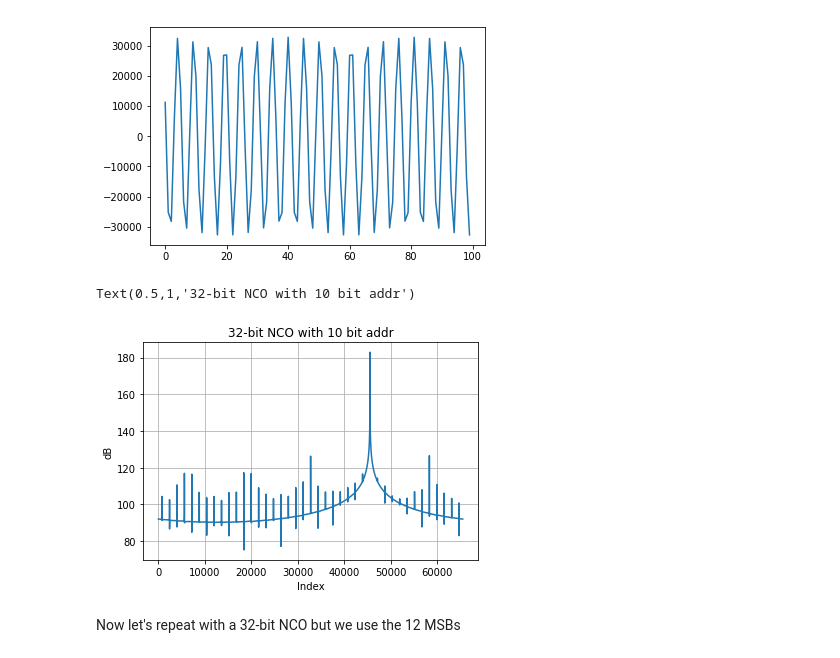
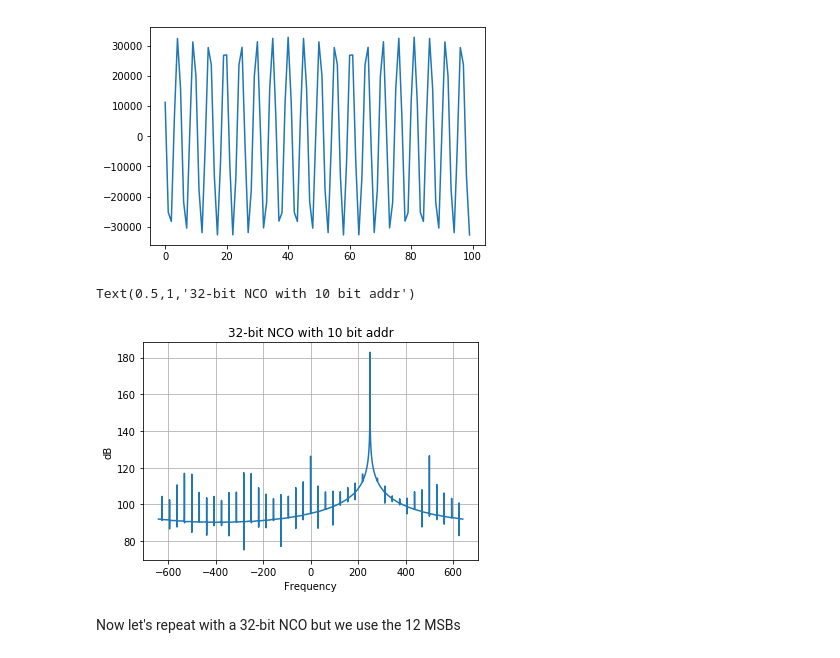
Before and after one commit to zstechly/various_notebooks, a Jupyter notebook: cos_lut_generation.ipynb, the cells around one changed output. Drawn from its saved outputs; the diff is of its cells as text; code cells hidden in the pictures.

Commit message:
updated graph axis

```diff
--- a/cos_lut_generation.ipynb
+++ b/cos_lut_generation.ipynb
@@ -112,13 +112,13 @@ plt.plot(cos_out[0:100])
 # %%
 freq_axis = np.linspace(-640.625,640.625,65536)
 plt.plot(freq_axis,20*np.log10(np.abs(fftpack.fftshift(fftpack.fft(cos_out + 1j*sin_out)))))
 plt.grid(True)
-plt.xlabel('Index')
+plt.xlabel('Frequency')
 plt.ylabel('dB')
 plt.title("32-bit NCO with 10 bit addr")
 # %% [output]
 Text(0.5,1,'32-bit NCO with 10 bit addr')
-[figure, old version]
+[figure, new version]
 # %% [markdown]
 Now let's repeat with a 32-bit NCO but we use the 12 MSBs
 # %%
```
Also changed, not shown: parts of 1 cell of this notebook.
